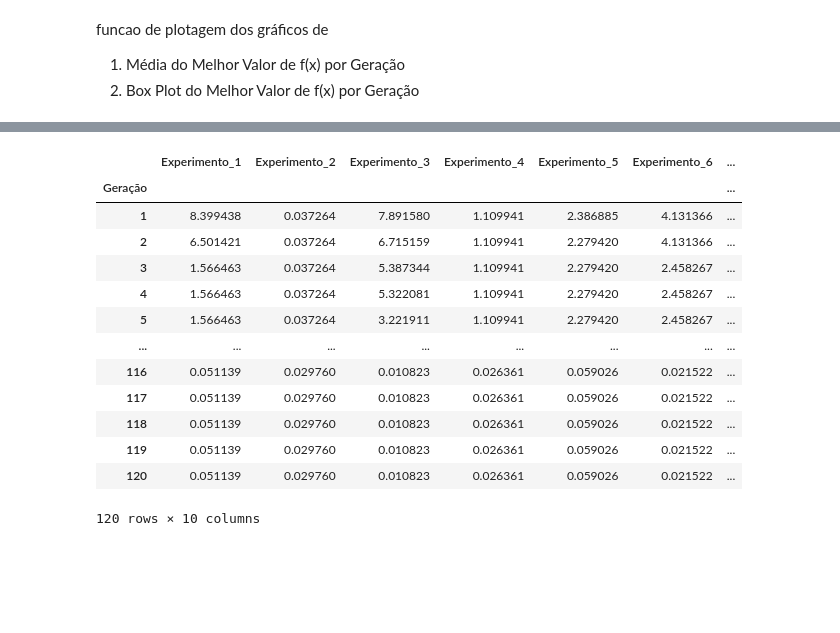
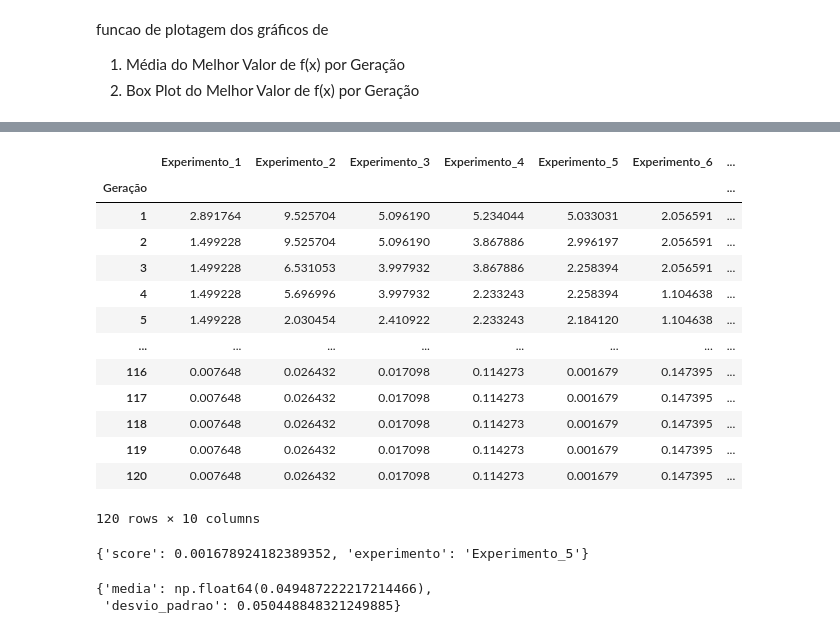
Before and after one commit to MtHenriqueF/GA-Rastrigin-1, a Jupyter notebook: GA.ipynb, the cells around one changed output, grey strips where cells are left out. Saved outputs shown, nothing was run; the diff lists cells and outputs as text; code cells hidden in the pictures; blank space fills up the shorter version.

```diff
--- a/GA.ipynb
+++ b/GA.ipynb
@@ -417,17 +434,26 @@ Iniciando bateria de 10 experimentos com dimensão n=2...
-# %%
-tabela_resultados
-# %% [output]
-|  | Experimento_1 | Experimento_2 | Experimento_3 | Experimento_4 | Experimento_5 | Experimento_6 | ... |
-| Geração |  |  |  |  |  |  | ... |
-| 1 | 8.399438 | 0.037264 | 7.891580 | 1.109941 | 2.386885 | 4.131366 | ... |
-| 2 | 6.501421 | 0.037264 | 6.715159 | 1.109941 | 2.279420 | 4.131366 | ... |
-| 3 | 1.566463 | 0.037264 | 5.387344 | 1.109941 | 2.279420 | 2.458267 | ... |
-| 4 | 1.566463 | 0.037264 | 5.322081 | 1.109941 | 2.279420 | 2.458267 | ... |
-| 5 | 1.566463 | 0.037264 | 3.221911 | 1.109941 | 2.279420 | 2.458267 | ... |
-| ... | ... | ... | ... | ... | ... | ... | ... |
-| 116 | 0.051139 | 0.029760 | 0.010823 | 0.026361 | 0.059026 | 0.021522 | ... |
-| 117 | 0.051139 | 0.029760 | 0.010823 | 0.026361 | 0.059026 | 0.021522 | ... |
-| 118 | 0.051139 | 0.029760 | 0.010823 | 0.026361 | 0.059026 | 0.021522 | ... |
-| 119 | 0.051139 | 0.029760 | 0.010823 | 0.026361 | 0.059026 | 0.021522 | ... |
-| 120 | 0.051139 | 0.029760 | 0.010823 | 0.026361 | 0.059026 | 0.021522 | ... |
-120 rows × 10 columns
+# %%
+tabela_resultados_exp1
+# %% [output]
+|  | Experimento_1 | Experimento_2 | Experimento_3 | Experimento_4 | Experimento_5 | Experimento_6 | ... |
+| Geração |  |  |  |  |  |  | ... |
+| 1 | 2.891764 | 9.525704 | 5.096190 | 5.234044 | 5.033031 | 2.056591 | ... |
+| 2 | 1.499228 | 9.525704 | 5.096190 | 3.867886 | 2.996197 | 2.056591 | ... |
+| 3 | 1.499228 | 6.531053 | 3.997932 | 3.867886 | 2.258394 | 2.056591 | ... |
+| 4 | 1.499228 | 5.696996 | 3.997932 | 2.233243 | 2.258394 | 1.104638 | ... |
+| 5 | 1.499228 | 2.030454 | 2.410922 | 2.233243 | 2.184120 | 1.104638 | ... |
+| ... | ... | ... | ... | ... | ... | ... | ... |
+| 116 | 0.007648 | 0.026432 | 0.017098 | 0.114273 | 0.001679 | 0.147395 | ... |
+| 117 | 0.007648 | 0.026432 | 0.017098 | 0.114273 | 0.001679 | 0.147395 | ... |
+| 118 | 0.007648 | 0.026432 | 0.017098 | 0.114273 | 0.001679 | 0.147395 | ... |
+| 119 | 0.007648 | 0.026432 | 0.017098 | 0.114273 | 0.001679 | 0.147395 | ... |
+| 120 | 0.007648 | 0.026432 | 0.017098 | 0.114273 | 0.001679 | 0.147395 | ... |
+120 rows × 10 columns
+# %%
+obter_melhor_resultado_geral(tabela_resultados_exp1)
+# %% [output]
+{'score': 0.001678924182389352, 'experimento': 'Experimento_5'}
+# %%
+calcular_media_resultados_finais(tabela_resultados_exp1)
+# %% [output]
+{'media': np.float64(0.049487222217214466),
+ 'desvio_padrao': 0.050448848321249885}
```
Also changed, not shown: parts of 31 cells of this notebook.
